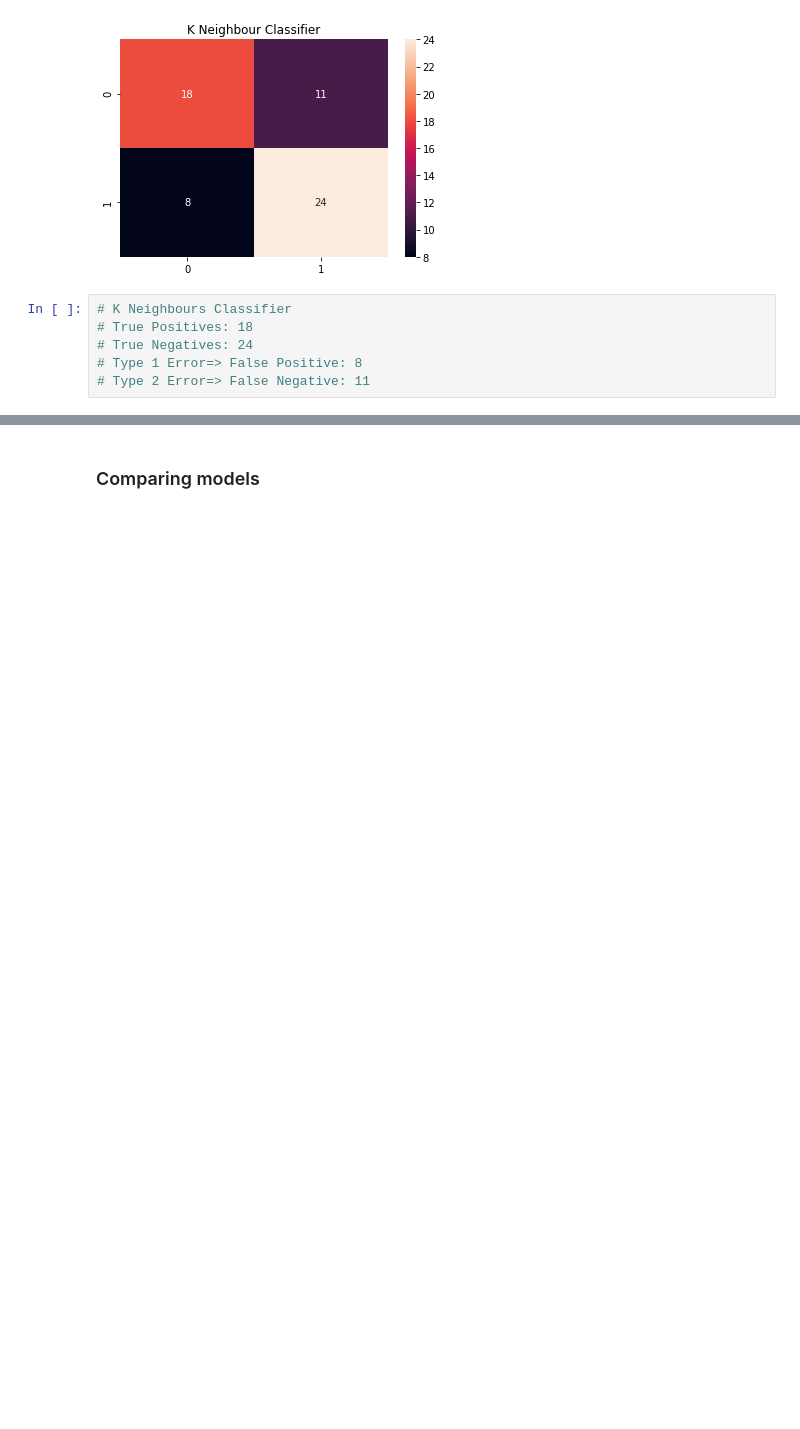
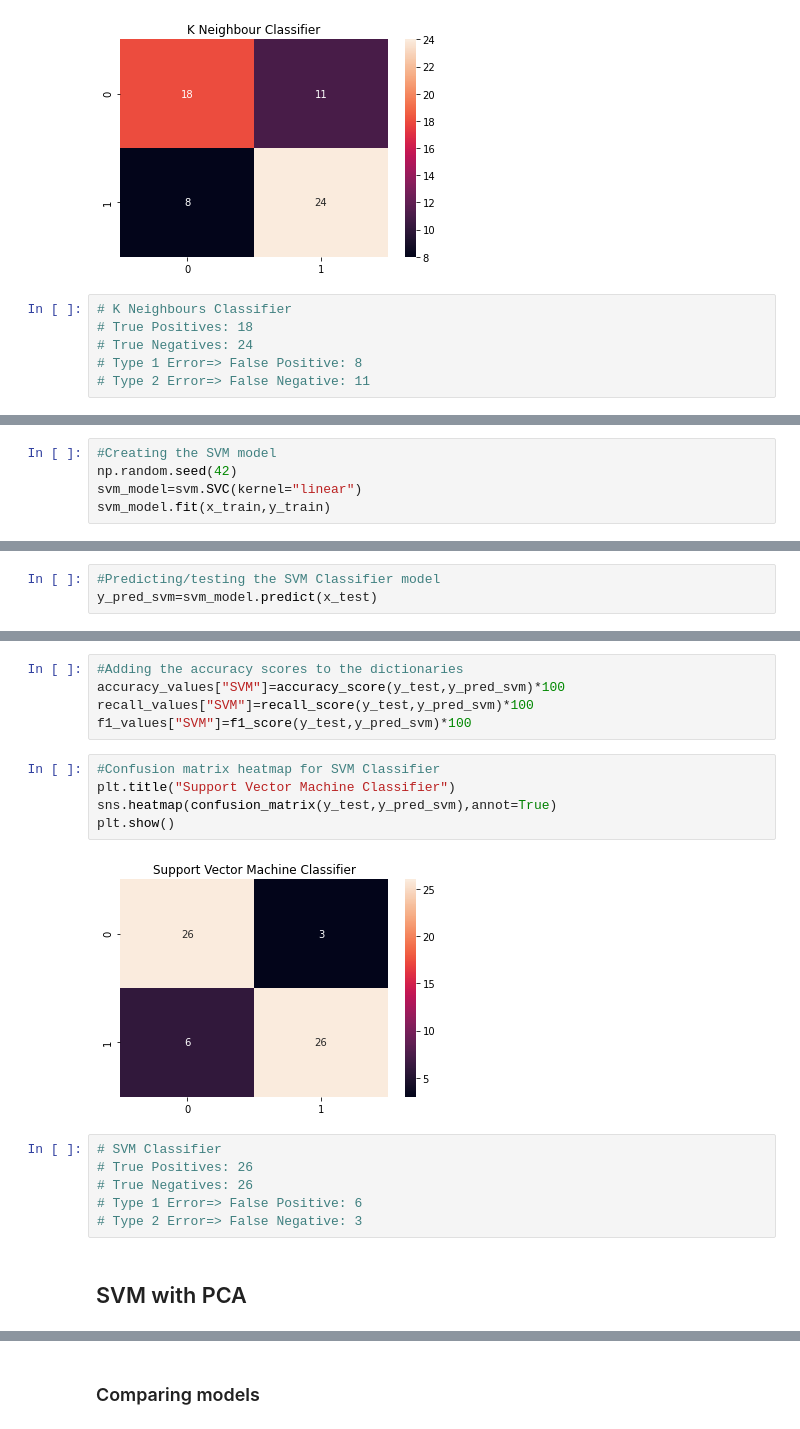
Before and after one commit to Anjankumar53/Heart_Disease_Prediction, a Jupyter notebook: FINAL.ipynb, the cells around one changed output, grey strips where cells are left out. Drawn from its saved outputs; the diff is of its cells as text; blank space fills up the shorter version.

```diff
--- a/FINAL.ipynb
+++ b/FINAL.ipynb
@@ -375,0 +384,5 @@ plt.show()
+# %%
+#Creating the SVM model
+np.random.seed(42)
+svm_model=svm.SVC(kernel="linear")
+svm_model.fit(x_train,y_train)
@@ -375,0 +391,3 @@ plt.show()
+# %%
+#Predicting/testing the SVM Classifier model
+y_pred_svm=svm_model.predict(x_test)
@@ -375,0 +403,20 @@ plt.show()
+# %%
+#Adding the accuracy scores to the dictionaries
+accuracy_values["SVM"]=accuracy_score(y_test,y_pred_svm)*100
+recall_values["SVM"]=recall_score(y_test,y_pred_svm)*100
+f1_values["SVM"]=f1_score(y_test,y_pred_svm)*100
+# %%
+#Confusion matrix heatmap for SVM Classifier
+plt.title("Support Vector Machine Classifier")
+sns.heatmap(confusion_matrix(y_test,y_pred_svm),annot=True)
+plt.show()
+# %% [output]
+[figure, added]
+# %%
+# SVM Classifier
+# True Positives: 26
+# True Negatives: 26
+# Type 1 Error=> False Positive: 6
+# Type 2 Error=> False Negative: 3
+# %% [markdown]
+## SVM with PCA
```
Also changed, not shown: parts of 27 cells of this notebook, 1 other file.
